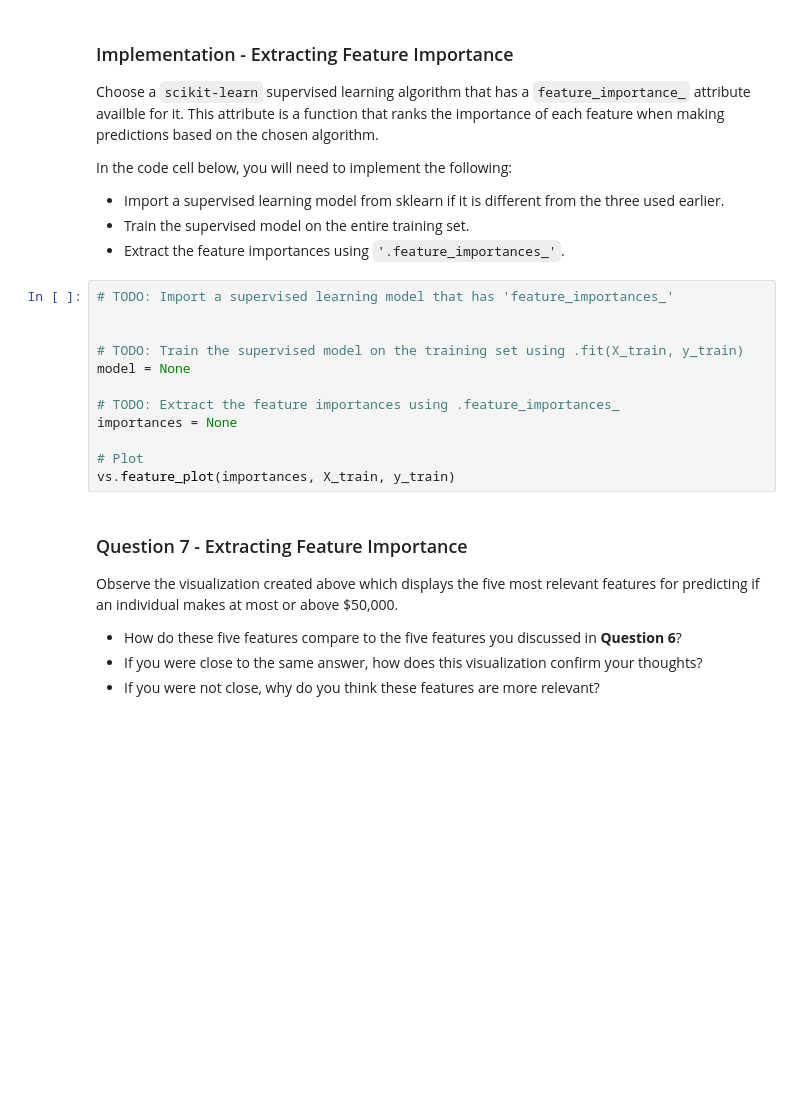
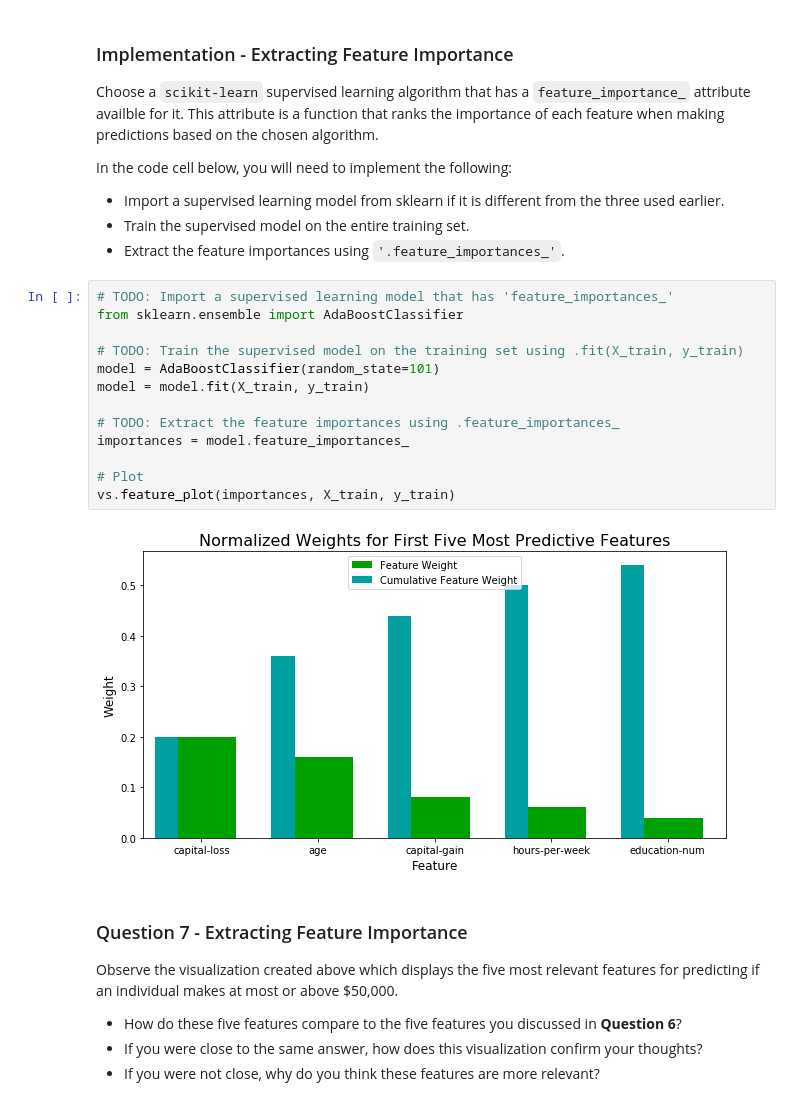
Before and after one commit to nccheng/machine-learning, a Jupyter notebook: projects/finding_donors/finding_donors.ipynb, the cells around one changed output. Cells and saved outputs as stored; diff of their text form; blank space fills up the shorter version.

```diff
--- a/projects/finding_donors/finding_donors.ipynb
+++ b/projects/finding_donors/finding_donors.ipynb
@@ -578,16 +596,19 @@ In the code cell below, you will need to implement the following:
  - Extract the feature importances using `'.feature_importances_'`.
 # %%
 # TODO: Import a supervised learning model that has 'feature_importances_'
-
+from sklearn.ensemble import AdaBoostClassifier
 
 # TODO: Train the supervised model on the training set using .fit(X_train, y_train)
-model = None
+model = AdaBoostClassifier(random_state=101)
+model = model.fit(X_train, y_train)
 
 # TODO: Extract the feature importances using .feature_importances_
-importances = None
+importances = model.feature_importances_
 
 # Plot
 vs.feature_plot(importances, X_train, y_train)
+# %% [output]
+[figure, added]
 # %% [markdown]
 ### Question 7 - Extracting Feature Importance
 
```
Also changed, not shown: parts of 11 cells of this notebook.
